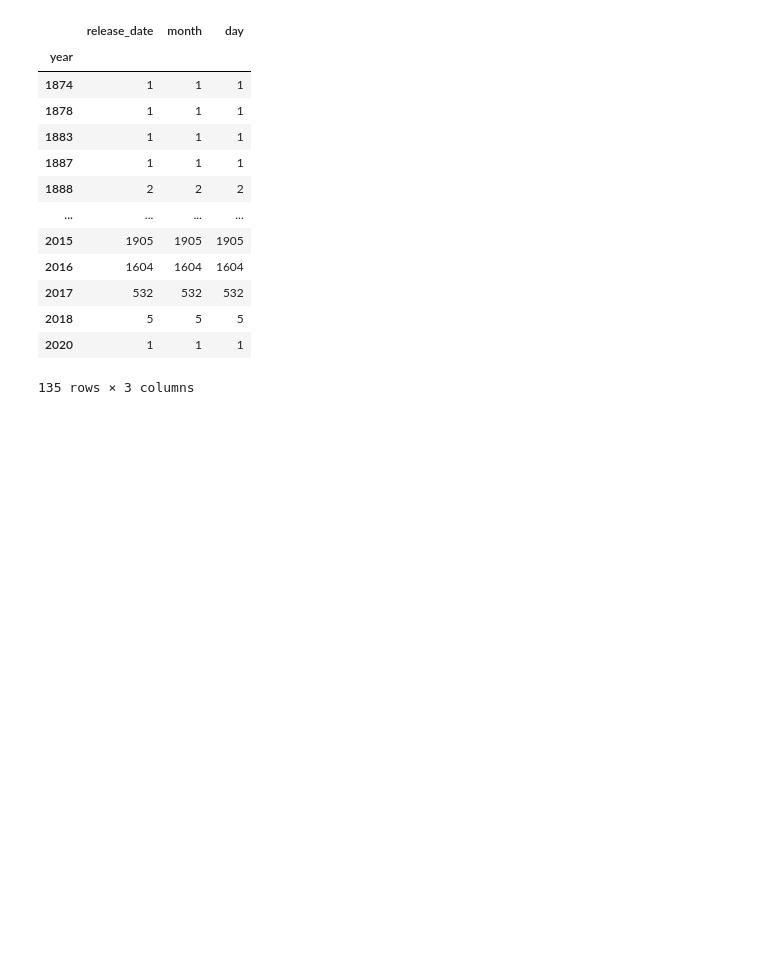
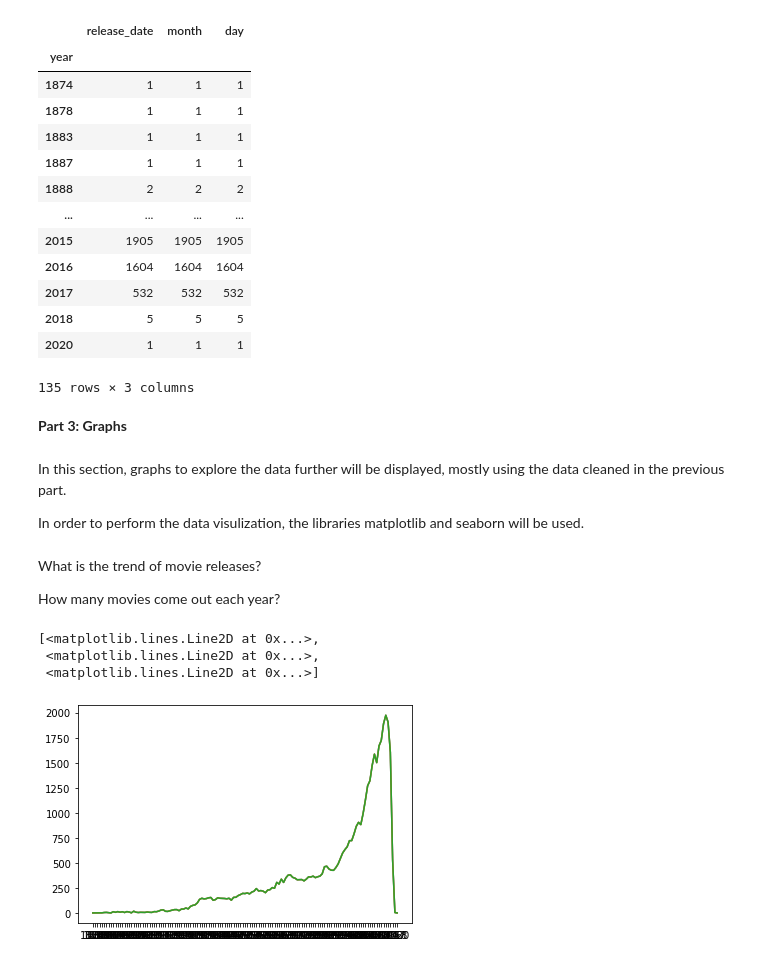
Before and after one commit to cleziac/Programming-Project, a Jupyter notebook: ds_programming_project.ipynb, the cells around one changed output. Saved outputs shown, nothing was run; the diff lists cells and outputs as text; code cells hidden in the pictures; blank space fills up the shorter version.

Commit message:
Started making graphs

```diff
--- a/ds_programming_project.ipynb
+++ b/ds_programming_project.ipynb
@@ -302,3 +340,9 @@ mv_per_year
 | 2018 | 5 | 5 | 5 |
 | 2020 | 1 | 1 | 1 |
 135 rows × 3 columns
+# %% [markdown]
+**Part 3: Graphs**
+# %% [markdown]
+In this section, graphs to explore the data further will be displayed, mostly using the data cleaned in the previous part.
+
+In order to perform the data visulization, the libraries matplotlib and seaborn will be used.
@@ -304,0 +354,11 @@ mv_per_year
+# %% [markdown]
+What is the trend of movie releases?
+
+How many movies come out each year?
+# %%
+plt.plot(mv_per_year)
+# %% [output]
+[<matplotlib.lines.Line2D at 0x...>,
+ <matplotlib.lines.Line2D at 0x...>,
+ <matplotlib.lines.Line2D at 0x...>]
+[figure, added]
```
Also changed, not shown: parts of 18 cells of this notebook.
